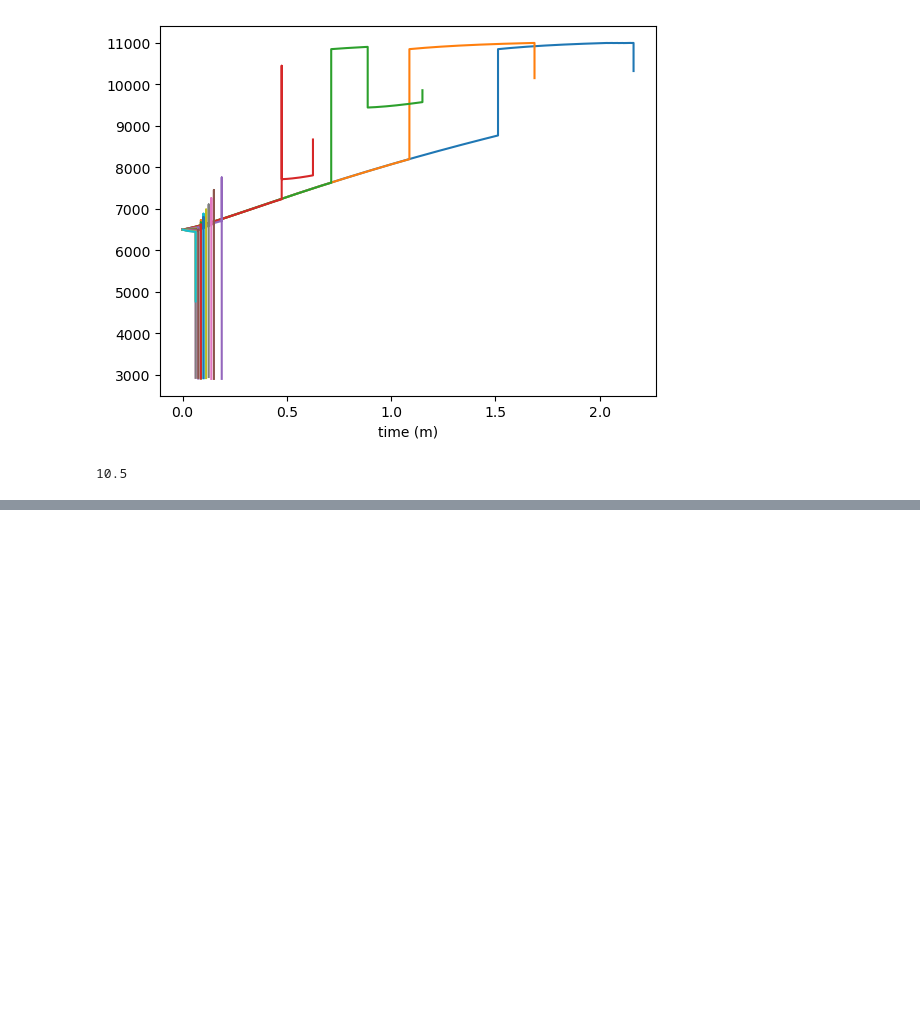
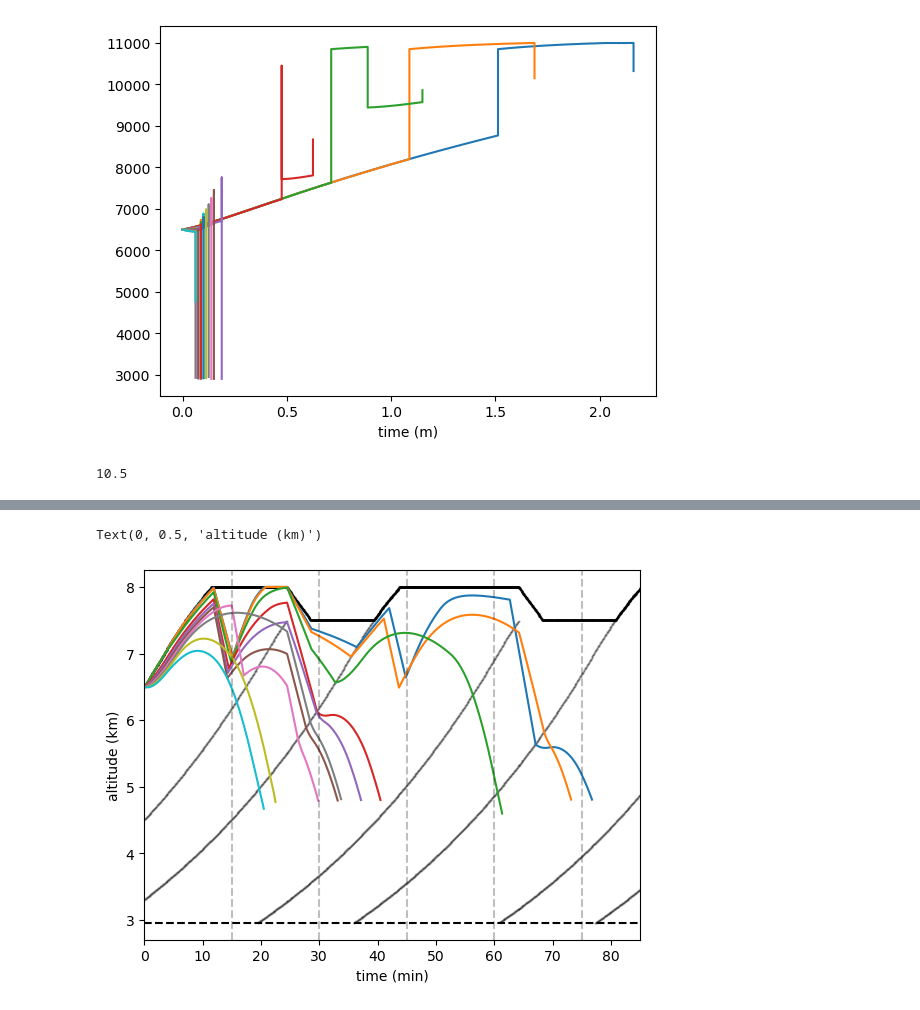
Before and after one commit to ezriri/simple-graupel-model, a Jupyter notebook: model_development/plotting_output.ipynb, the cells around one changed output, grey strips where cells are left out. Cells and saved outputs as stored; diff of their text form; code cells hidden in the pictures; blank space fills up the shorter version.

```diff
--- a/plotting_output.ipynb
+++ b/model_development/plotting_output.ipynb
@@ -564,0 +567,19 @@ namelist['GENCTOP']
+# %%
+save_loc_v3_4 = "/gws/ssde/j25a/dcmex/users/ezriab/graupel_model_output/v3_4/"
+save_name = 'v3_4_cldtop_cap'
+ncfile = xr.open_dataset(f"{save_loc_v3_4}{save_name}.nc", decode_times=False)
+ncfile_envi = xr.open_dataset(f"{save_loc_v3_4}{save_name}.nc", group="environment", engine="netcdf4",decode_times=False)
+ncfile_ice = xr.open_dataset(f"{save_loc_v3_4}{save_name}.nc", group="ice_particles", engine="netcdf4",decode_times=False)
+ncfile_splinter = xr.open_dataset(f"{save_loc_v3_4}{save_name}.nc", group="splinter_particles", engine="netcdf4",decode_times=False)
+
+# also pull out the variables put into the namelist file
+namelist_file = ncfile.attrs["namelist_file"]
+with open(namelist_file, "r") as f:
+    namelist_contents = f.read()
+namelist = {} ## all the namelist inputs are stored in this dictionary
+exec(namelist_contents, {"np": np}, namelist)
+
+## pull out relevent functions
+sys.path.append('/home/users/esree/simple-graupel-model/')
+# i have moved all the smaller functions to a seperate file - so can be accessed when plotting too
+from graupel_model_sub_functions import trev, ptz
@@ -564,0 +651,36 @@ namelist['GENCTOP']
+# %%
+cloud_top = ncfile_envi['cloud_top']
+
+mask_above_cloud = False
+
+for s in range(ncfile_ice.sizes['particle']):
+    p0_ice = ncfile_ice.isel(particle=s)
+    altitude = p0_ice['altitude'] / 1000  # km
+    if mask_above_cloud:
+        # Mask particle altitude above cloud top
+        altitude_masked = altitude.where(altitude <= cloud_top)
+        plt.plot(ncfile['time'] / 60, altitude_masked)
+    else:
+        plt.plot(ncfile['time']/60, p0_ice['altitude']/1000)
+
+plt.scatter(ncfile['time']/60, ncfile_envi['thermal_top_1'], label='thermal_top_1', s= 0.5, color='black', alpha=0.25)
+plt.scatter(ncfile['time']/60, ncfile_envi['thermal_top_2'], label='thermal_top_2', s= 0.5, color='black', alpha=0.25)
+plt.scatter(ncfile['time']/60, ncfile_envi['thermal_base_1'], label='thermal_base_1', s= 0.5, color='black', alpha=0.25)
+plt.scatter(ncfile['time']/60, ncfile_envi['thermal_base_2'], label='thermal_base_2', s= 0.5, color='black', alpha=0.25)
+plt.scatter(ncfile['time']/60, ncfile_envi['cloud_top'],color='black', label='cloud_top', s= 0.5)
+
+plt.axvline(x=15, color='black', linestyle='--', alpha=0.25)
+plt.axvline(x=30, color='black', linestyle='--', alpha=0.25)
+plt.axvline(x=45, color='black', linestyle='--', alpha=0.25)
+plt.axvline(x=60, color='black', linestyle='--', alpha=0.25)
+plt.axvline(x=75, color='black', linestyle='--', alpha=0.25)
+
+
+zbase = ptz(namelist['pbase']) # height of cloud base (m)
+plt.axhline(y=zbase/1000, color='black', linestyle='--', label='cloud_base')
+plt.xlim(0, 85)
+plt.xlabel("time (min)")
+plt.ylabel("altitude (km)")
+# %% [output]
+Text(0, 0.5, 'altitude (km)')
+[figure, added]
```
Also changed, not shown: parts of 3 cells of this notebook, 24 other files.
